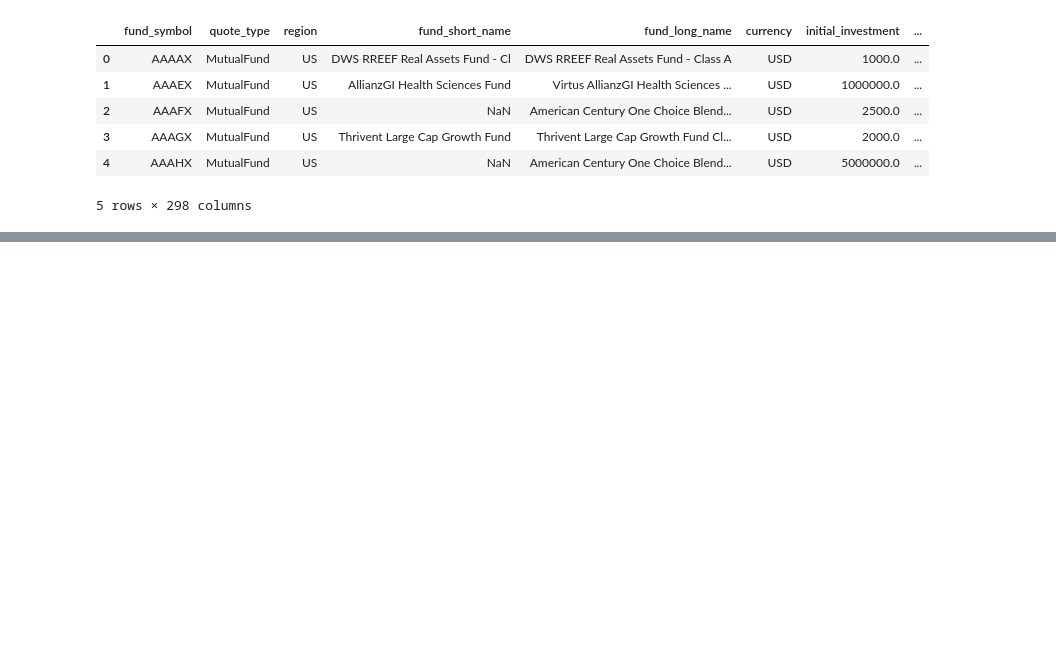
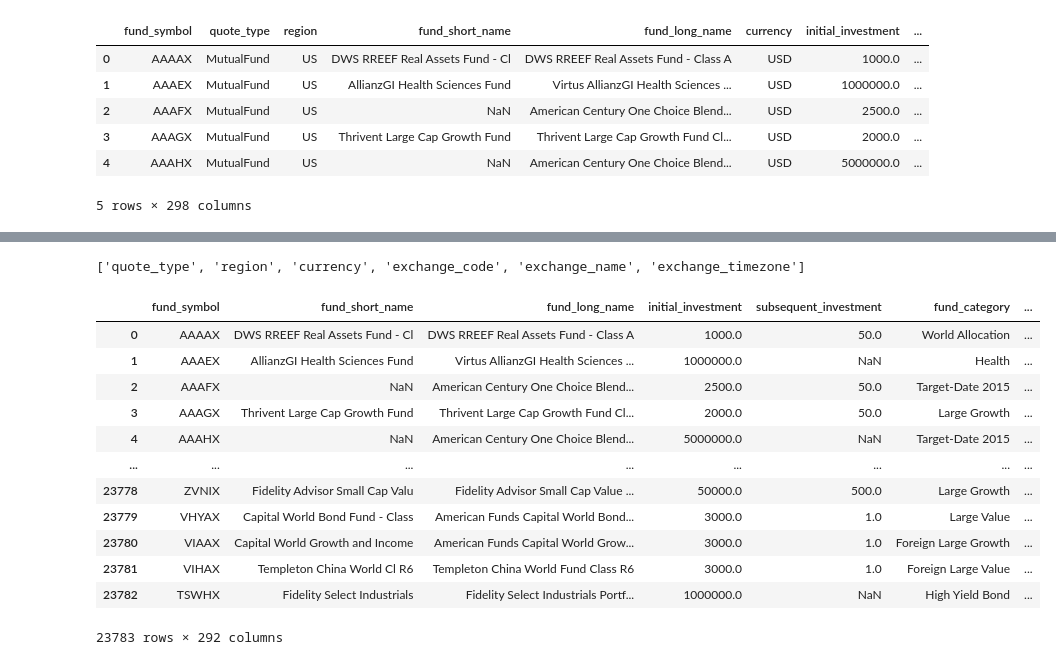
Before and after one commit to TRegan5/Project_4, a Jupyter notebook: daily_etfs.ipynb, the cells around one changed output, grey strips where cells are left out. Saved outputs shown, nothing was run; the diff lists cells and outputs as text; code cells hidden in the pictures; blank space fills up the shorter version.

Commit message:
dropped some columns of 1

```diff
--- a/daily_etfs.ipynb
+++ b/daily_etfs.ipynb
@@ -110,2 +129,25 @@ mutualFunds.head
+# %%
+mutualFunds_counts= mutualFunds.loc[: ,mutualFunds.dtypes=="object"].nunique()
+mutualFunds_counts_one= mutualFunds_counts[mutualFunds_counts == 1].index.to_list()
+print(mutualFunds_counts_one)
+# %% [output]
+['quote_type', 'region', 'currency', 'exchange_code', 'exchange_name', 'exchange_timezone']
+# %%
+mutualFunds.drop(columns=mutualFunds_counts_one,inplace=True)
+mutualFunds
+# %% [output]
+|  | fund_symbol | fund_short_name | fund_long_name | initial_investment | subsequent_investment | fund_category | ... |
+| 0 | AAAAX | DWS RREEF Real Assets Fund - Cl | DWS RREEF Real Assets Fund - Class A | 1000.0 | 50.0 | World Allocation | ... |
+| 1 | AAAEX | AllianzGI Health Sciences Fund | Virtus AllianzGI Health Sciences ... | 1000000.0 | NaN | Health | ... |
+| 2 | AAAFX | NaN | American Century One Choice Blend... | 2500.0 | 50.0 | Target-Date 2015 | ... |
+| 3 | AAAGX | Thrivent Large Cap Growth Fund | Thrivent Large Cap Growth Fund Cl... | 2000.0 | 50.0 | Large Growth | ... |
+| 4 | AAAHX | NaN | American Century One Choice Blend... | 5000000.0 | NaN | Target-Date 2015 | ... |
+| ... | ... | ... | ... | ... | ... | ... | ... |
+| 23778 | ZVNIX | Fidelity Advisor Small Cap Valu | Fidelity Advisor Small Cap Value ... | 50000.0 | 500.0 | Large Growth | ... |
+| 23779 | VHYAX | Capital World Bond Fund - Class | American Funds Capital World Bond... | 3000.0 | 1.0 | Large Value | ... |
+| 23780 | VIAAX | Capital World Growth and Income | American Funds Capital World Grow... | 3000.0 | 1.0 | Foreign Large Growth | ... |
+| 23781 | VIHAX | Templeton China World Cl R6 | Templeton China World Fund Class R6 | 3000.0 | 1.0 | Foreign Large Value | ... |
+| 23782 | TSWHX | Fidelity Select Industrials | Fidelity Select Industrials Portf... | 1000000.0 | NaN | High Yield Bond | ... |
+23783 rows × 292 columns
 # %%
 # Remove unnecisary columns
```
Also changed, not shown: parts of 2 cells of this notebook.
